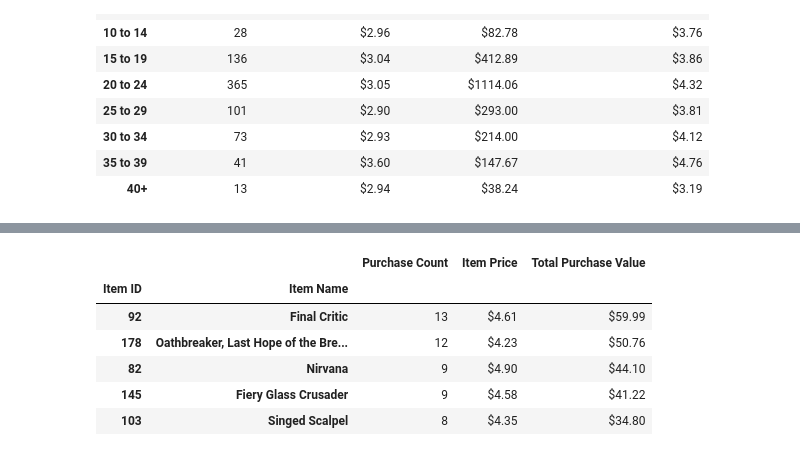
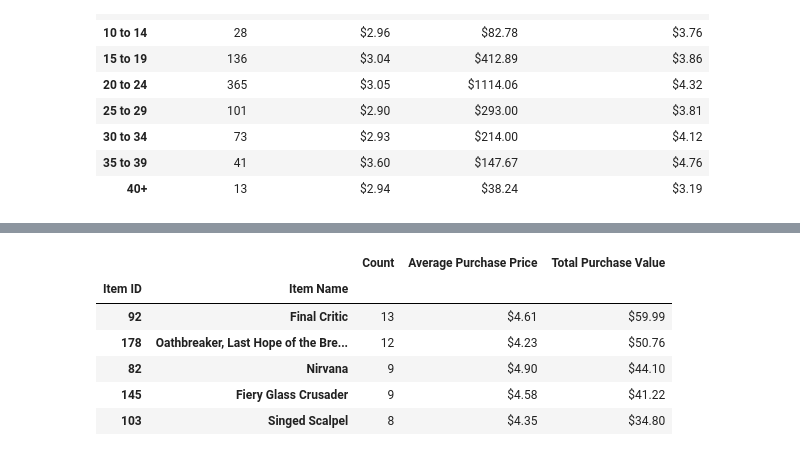
Before and after one commit to markwsutton/pandas-challenge, a Jupyter notebook: HeroesOfPymoli/HeroesOfPymoli.ipynb, the cells around one changed output, grey strips where cells are left out. Saved outputs shown, nothing was run; the diff lists cells and outputs as text; code cells hidden in the pictures.

```diff
--- a/HeroesOfPymoli/HeroesOfPymoli.ipynb
+++ b/HeroesOfPymoli/HeroesOfPymoli.ipynb
@@ -374,16 +284,20 @@ sorted_price_df.head()
 # %%
 # Most Profitable Items
 # Sort the above table by total purchase value in descending order
-sorted_profit_df = price_df.sort_values(["Total Purchase Value"], ascending=False)
+#new_sorted_profit_df = itemsorted_df.sort_values(by=["Total Purchase Value"], ascending=False)
+#itemsorted_df = renameditem_df.sort_values(by=["Count"], ascending=False)
+#itemsorted_df
+new_sorted_profit_df = renameditem_df.sort_values(by=["Total Purchase Value"], ascending=False)
+
 
 # Optional: give the displayed data cleaner formatting
-sorted_profit_df["Item Price"] = sorted_profit_df["Item Price"].map("${:.2f}".format)
-sorted_profit_df["Total Purchase Value"] = sorted_profit_df["Total Purchase Value"].map("${:.2f}".format)
+new_sorted_profit_df["Average Purchase Price"] = new_sorted_profit_df["Average Purchase Price"].map("${:.2f}".format)
+new_sorted_profit_df["Total Purchase Value"] = new_sorted_profit_df["Total Purchase Value"].map("${:.2f}".format)
 
 # Display a preview of the data frame
-sorted_profit_df.head()
+new_sorted_profit_df.head()
 # %% [output]
-|  |  | Purchase Count | Item Price | Total Purchase Value |
+|  |  | Count | Average Purchase Price | Total Purchase Value |
 | Item ID | Item Name |  |  |  |
 | 92 | Final Critic | 13 | $4.61 | $59.99 |
 | 178 | Oathbreaker, Last Hope of the Bre... | 12 | $4.23 | $50.76 |
```
Also changed, not shown: parts of 13 cells of this notebook.
